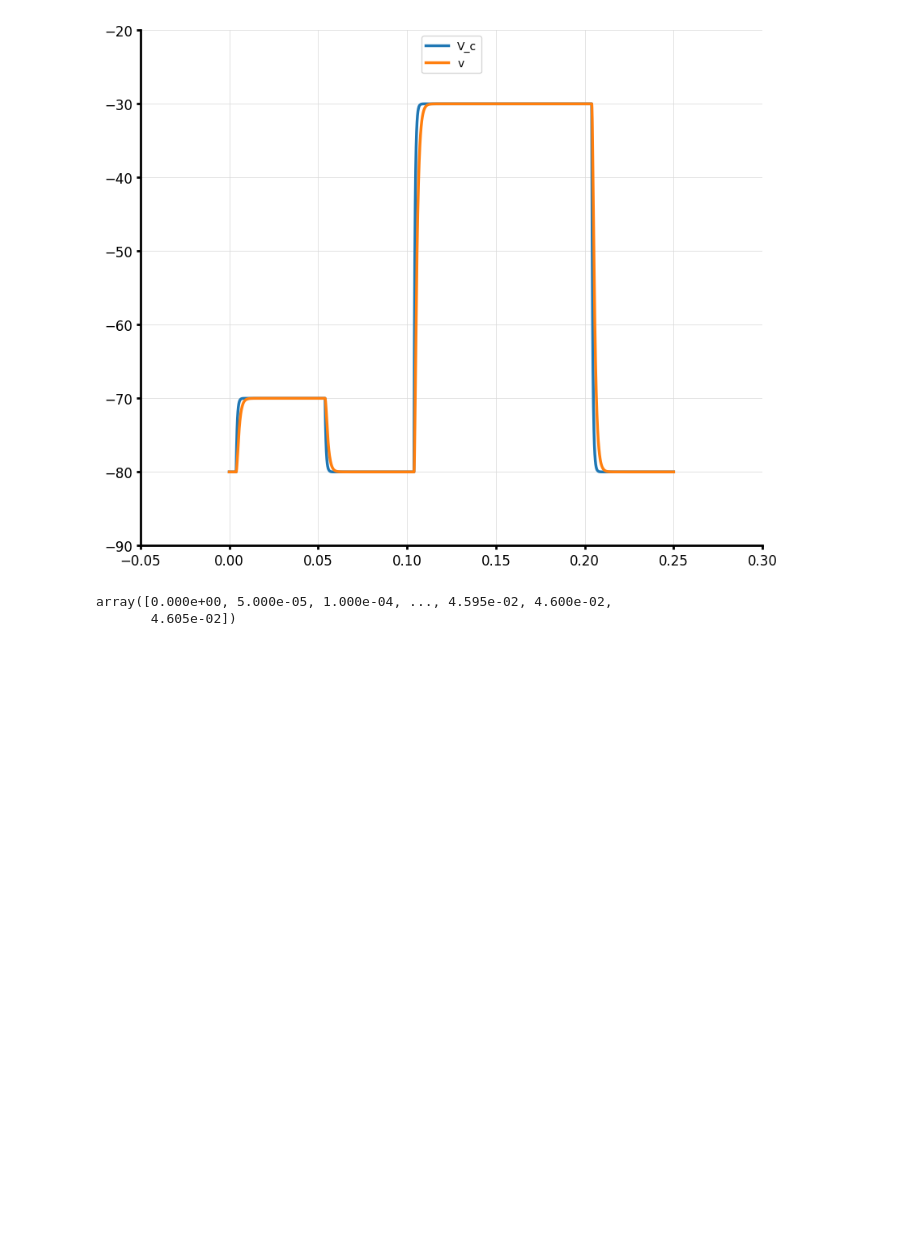
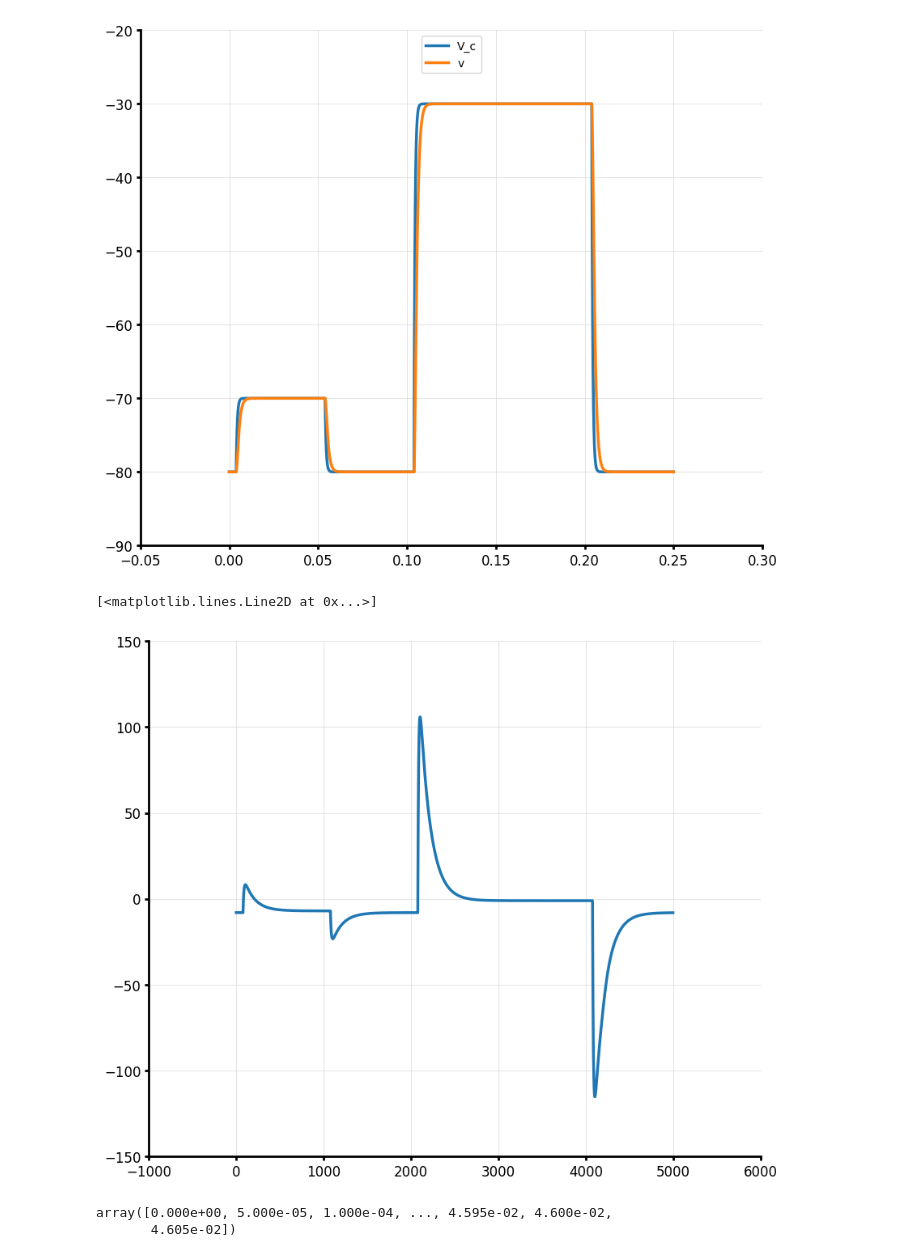
Before and after one commit to humanphysiologylab/INa_full_trace, a Jupyter notebook: notebooks/V_optimize.ipynb, the cells around one changed output. Drawn from its saved outputs; the diff is of its cells as text; code cells hidden in the pictures; blank space fills up the shorter version.

```diff
--- a/notebooks/V_optimize.ipynb
+++ b/notebooks/V_optimize.ipynb
@@ -7,7 +7,7 @@ from scipy import optimize as scop
 import pyCardiac as pc
 #plt.style.use('seaborn')
 import itertools
-#plt.style.use('../nico_general.mplstyle')
+plt.style.use('../../../Documents/nico_general.mplstyle')
 # %%
 t = np.arange(0,10,5e-5)
 v_list = np.arange(-80,16,5)
@@ -461,6 +461,20 @@ def full_log(x0):#, V_m):
     return I_out
     #return sum((I_out-data)**2)
     #return sum((I_out-data)**2)
+# %%
+#               C_f     C     a0_m  b0_m  delta_m  s_m   a0_h  b0_h   delta_h  s_h      R    R_f   g_max  g_leak
+p0 = np.log([6e-15, 12e-12, 5e2,  80,     0.85,   6,     2,   4e4,    0.5,     6,    5e8,   5e6,   5e1,   1e-1])
+
+#ff = full_log_fit(p0)
+plt.figure()
+#plt.plot(ff)
+#np.save('simulated_func',ff)
+#np.save('')
+ff = np.load('../data/simulated_func.npy')
+plt.plot(ff)
+# %% [output]
+[<matplotlib.lines.Line2D at 0x...>]
+[figure, added]
 # %%
 #ломать-не строить
 
```
Also changed, not shown: parts of 8 cells of this notebook.
